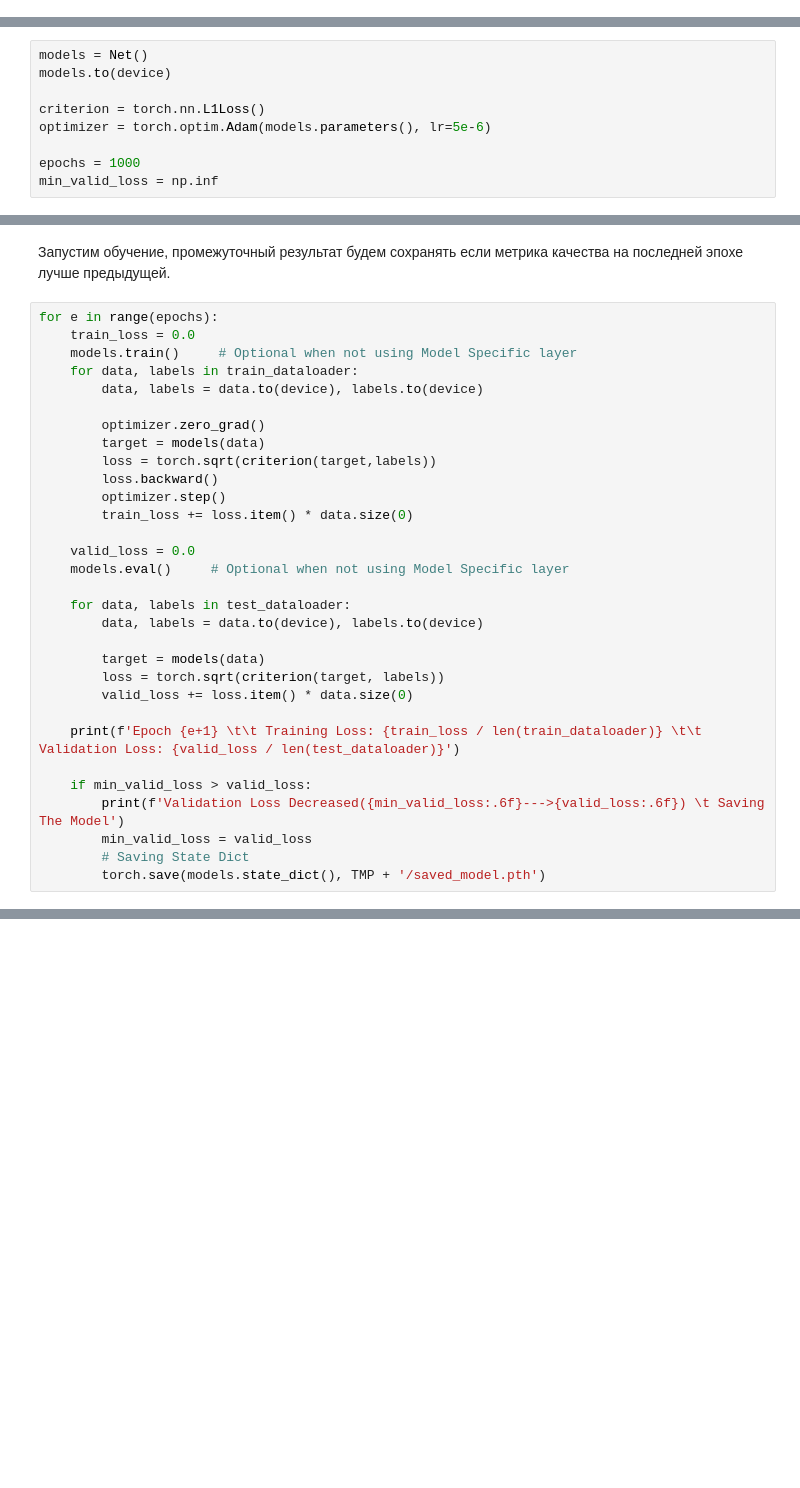
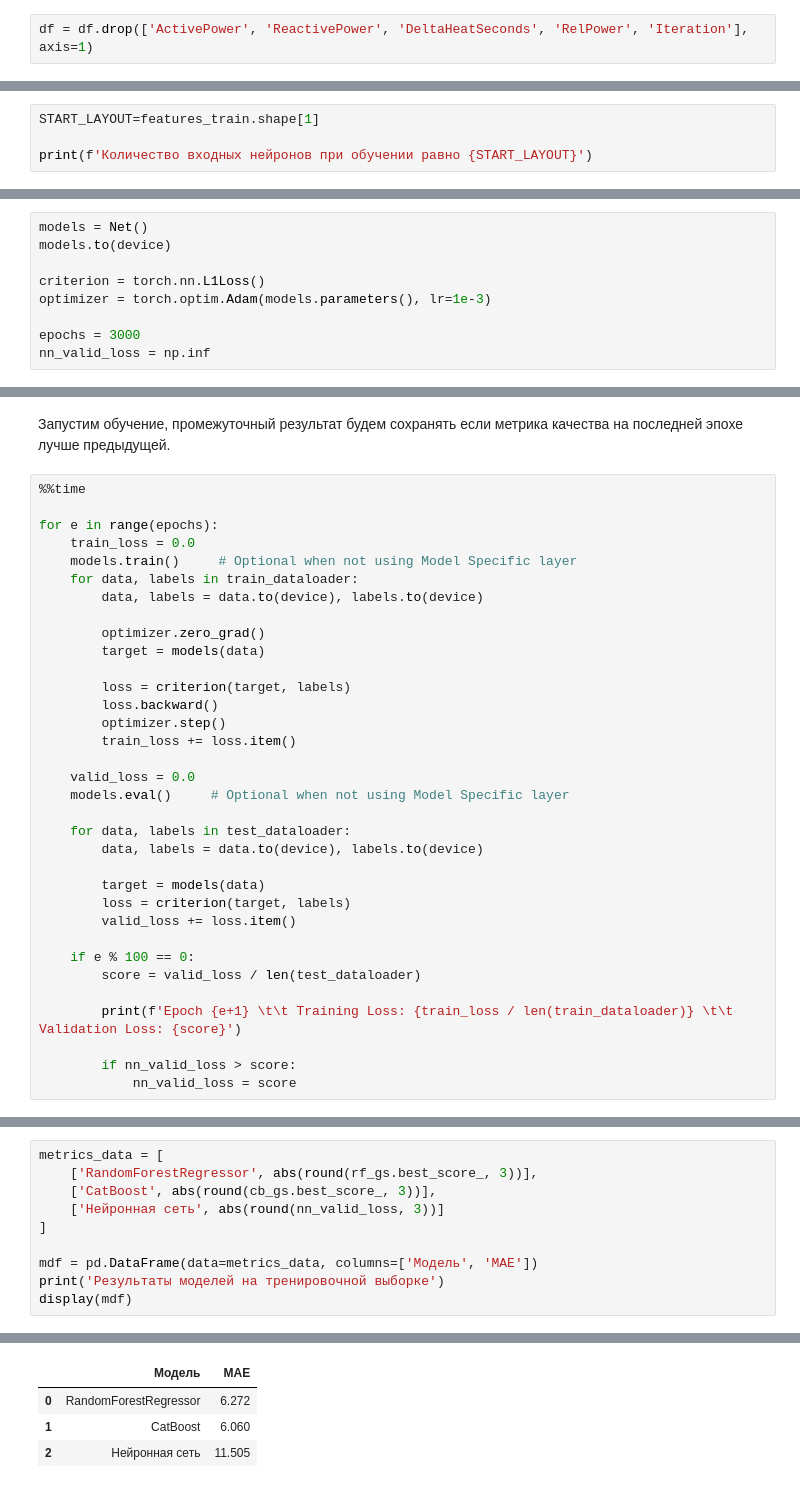
Before and after one commit to akrasnov87/yandex-practicum-final-project, a Jupyter notebook: industry.ipynb, the cells around one changed output, grey strips where cells are left out. Drawn from its saved outputs; the diff is of its cells as text; blank space fills up the shorter version.

```diff
--- a/industry.ipynb
+++ b/industry.ipynb
@@ -1223,0 +1268,2 @@ from sklearn.ensemble import RandomForestRegressor
+# %%
+df = df.drop(['ActivePower', 'ReactivePower', 'DeltaHeatSeconds', 'RelPower', 'Iteration'], axis=1)
@@ -1429 +1457,5 @@ Feature batch shape: torch.Size([32, 10])
 Labels batch shape: torch.Size([32])
+# %%
+START_LAYOUT=features_train.shape[1]
+
+print(f'Количество входных нейронов при обучении равно {START_LAYOUT}')
@@ -1472,7 +1491,7 @@ models = Net()
 models.to(device)
 
 criterion = torch.nn.L1Loss()
-optimizer = torch.optim.Adam(models.parameters(), lr=5e-6)
+optimizer = torch.optim.Adam(models.parameters(), lr=1e-3)
 
-epochs = 1000
-min_valid_loss = np.inf
+epochs = 3000
+nn_valid_loss = np.inf
@@ -1482,6 +1498,8 @@ torch.manual_seed(RANDOM_STATE)
 # %% [markdown]
 Запустим обучение, промежуточный результат будем сохранять если метрика качества на последней эпохе лучше предыдущей.
 # %%
+%%time
+
 for e in range(epochs):
     train_loss = 0.0
     models.train()     # Optional when not using Model Specific layer
@@ -1490,10 +1508,11 @@ for e in range(epochs):
 
         optimizer.zero_grad()
         target = models(data)
-        loss = torch.sqrt(criterion(target,labels))
+
+        loss = criterion(target, labels)
         loss.backward()
         optimizer.step()
-        train_loss += loss.item() * data.size(0)
+        train_loss += loss.item()
 
     valid_loss = 0.0
     models.eval()     # Optional when not using Model Specific layer
@@ -1502,14 +1521,14 @@ for e in range(epochs):
         data, labels = data.to(device), labels.to(device)
 
         target = models(data)
-        loss = torch.sqrt(criterion(target, labels))
-        valid_loss += loss.item() * data.size(0)
+        loss = criterion(target, labels)
+        valid_loss += loss.item()
 
-    print(f'Epoch {e+1} \t\t Training Loss: {train_loss / len(train_dataloader)} \t\t Validation Loss: {valid_loss / len(test_dataloader)}')
+    if e % 100 == 0:
+        score = valid_loss / len(test_dataloader)
 
-    if min_valid_loss > valid_loss:
-        print(f'Validation Loss Decreased({min_valid_loss:.6f}--->{valid_loss:.6f}) \t Saving The Model')
-        min_valid_loss = valid_loss
-        # Saving State Dict
-        torch.save(models.state_dict(), TMP + '/saved_model.pth')
+        print(f'Epoch {e+1} \t\t Training Loss: {train_loss / len(train_dataloader)} \t\t Validation Loss: {score}')
+
+        if nn_valid_loss > score:
+            nn_valid_loss = score
 # %% [output]
@@ -1533,0 +1562,11 @@ KeyboardInterrupt:
+# %%
+metrics_data = [
+    ['RandomForestRegressor', abs(round(rf_gs.best_score_, 3))],
+    ['CatBoost', abs(round(cb_gs.best_score_, 3))],
+    ['Нейронная сеть', abs(round(nn_valid_loss, 3))]
+]
+
+mdf = pd.DataFrame(data=metrics_data, columns=['Модель', 'MAE'])
+print('Результаты моделей на тренировочной выборке')
+display(mdf)
+# %% [output]
@@ -1533,0 +1574,4 @@ KeyboardInterrupt:
+|  | Модель | MAE |
+| 0 | RandomForestRegressor | 6.272 |
+| 1 | CatBoost | 6.060 |
+| 2 | Нейронная сеть | 11.505 |
```
Also changed, not shown: parts of 71 cells of this notebook, 6 other files.
